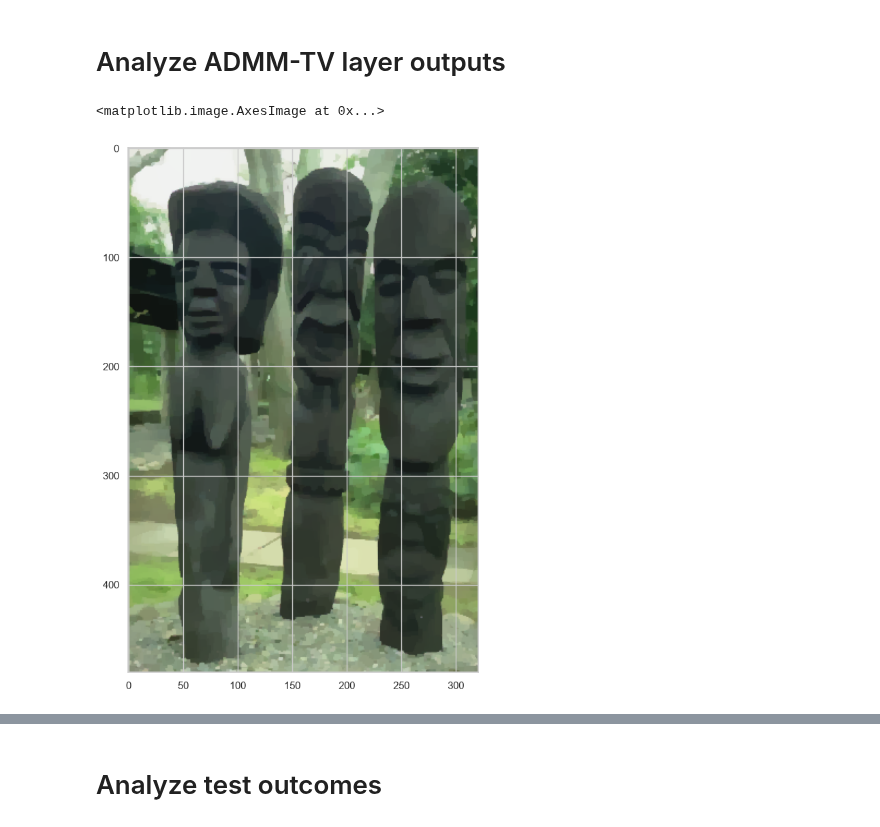
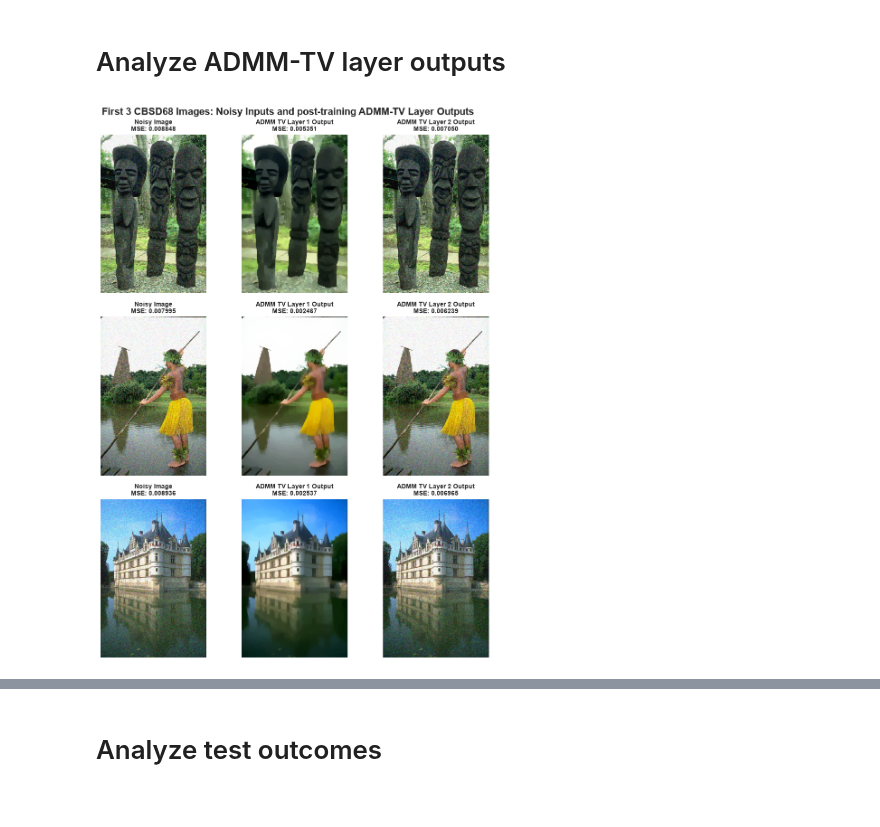
Before and after one commit to georgegrosu1/torch-admm-deconv, a Jupyter notebook: notebooks/analyze_admm_model.ipynb, the cells around one changed output, grey strips where cells are left out. Cells and saved outputs as stored; diff of their text form; code cells hidden in the pictures.

```diff
--- a/notebooks/analyze_admm_model.ipynb
+++ b/notebooks/analyze_admm_model.ipynb
@@ -86,18 +86,6 @@ model_d = torch.load(modelp, weights_only=False)
 ADMM.load_state_dict(model_d['model_state_dict'])
 ADMM = ADMM.to(device)
 ADMM = ADMM.eval()
-# %%
-device = 'cuda'
-modelp = Path('D:/Projects/torch-admm-deconv/trained_models/2026/blind/restormer/gaussian_color_denoising_blind.pth')
-
-RESTORMER = Restormer()
-
-model_d = torch.load(modelp)
-state = model_d.get('model_state_dict', model_d.get('params', model_d))
-state = {k.replace('module.', ''): v for k, v in state.items()}
-RESTORMER.load_state_dict(state, strict=False)
-RESTORMER = RESTORMER.to(device)
-RESTORMER = RESTORMER.eval()
 # %%
 feature_extractor = create_feature_extractor(ADMM, return_nodes=['blocks.0.admms.0', 'blocks.0.admms.1'])
 # %%
@@ -113,12 +101,41 @@ features = feature_extractor(x_test.to(device))
 feat_admm0 = features['blocks.0.admms.0']
 feat_admm1 = features['blocks.0.admms.1']
 # %%
-# Vizualize the rgb image
-plt.figure(figsize=(10, 10))
-plt.imshow(feat_admm0.detach().cpu().numpy()[0].transpose(1, 2, 0))
+# Plot the first 3 CBSD68 images and their ADMM-TV outputs in one figure
+fig, axes = plt.subplots(3, 3, figsize=(12, 15), gridspec_kw={"wspace": 0.02, "hspace": 0.15})
+
+for row, (noisy_img, clean_img, name) in enumerate(dataset_pairs[:3]):
+	noisy_img = np.asarray(noisy_img, dtype=np.float32)
+	clean_img = np.asarray(clean_img, dtype=np.float32)
+
+	with torch.no_grad():
+		noisy_t = torch.from_numpy(noisy_img).permute(2, 0, 1).unsqueeze(0).to(device)
+		features = feature_extractor(noisy_t)
+		layer1_img = features["blocks.0.admms.0"][0].cpu().numpy().transpose(1, 2, 0)
+		layer2_img = features["blocks.0.admms.1"][0].cpu().numpy().transpose(1, 2, 0)
+
+	plots = [
+		(noisy_img, "Noisy Image"),
+		(layer1_img, "ADMM TV Layer 1 Output"),
+		(layer2_img, "ADMM TV Layer 2 Output"),
+	]
+
+	for ax, (img, title) in zip(axes[row], plots):
+		mse = np.mean((img - clean_img) ** 2)
+		ax.imshow(normalize_for_display(img))
+		ax.set_title(f"{title}\nMSE: {mse:.6f}", fontsize=10, fontweight="bold")
+		ax.axis("off")
+
+	axes[row, 0].set_ylabel(name, fontsize=13, fontweight="bold", rotation=90, labelpad=15)
+
+fig.suptitle("First 3 CBSD68 Images: Noisy Inputs and post-training ADMM-TV Layer Outputs",
+			 fontsize=16, fontweight="bold", y=0.92)
+
+plt.savefig("admm_tv_layer_outputs_first_3_images.png", dpi=300,
+			transparent=True, bbox_inches="tight", pad_inches=0)
+plt.show()
 # %% [output]
-<matplotlib.image.AxesImage at 0x...>
-[figure, old version]
+[figure, new version]
 # %%
 # Vizualize the rgb image
 plt.figure(figsize=(10, 10))
```
Also changed, not shown: parts of 9 cells of this notebook, 2 other files.
